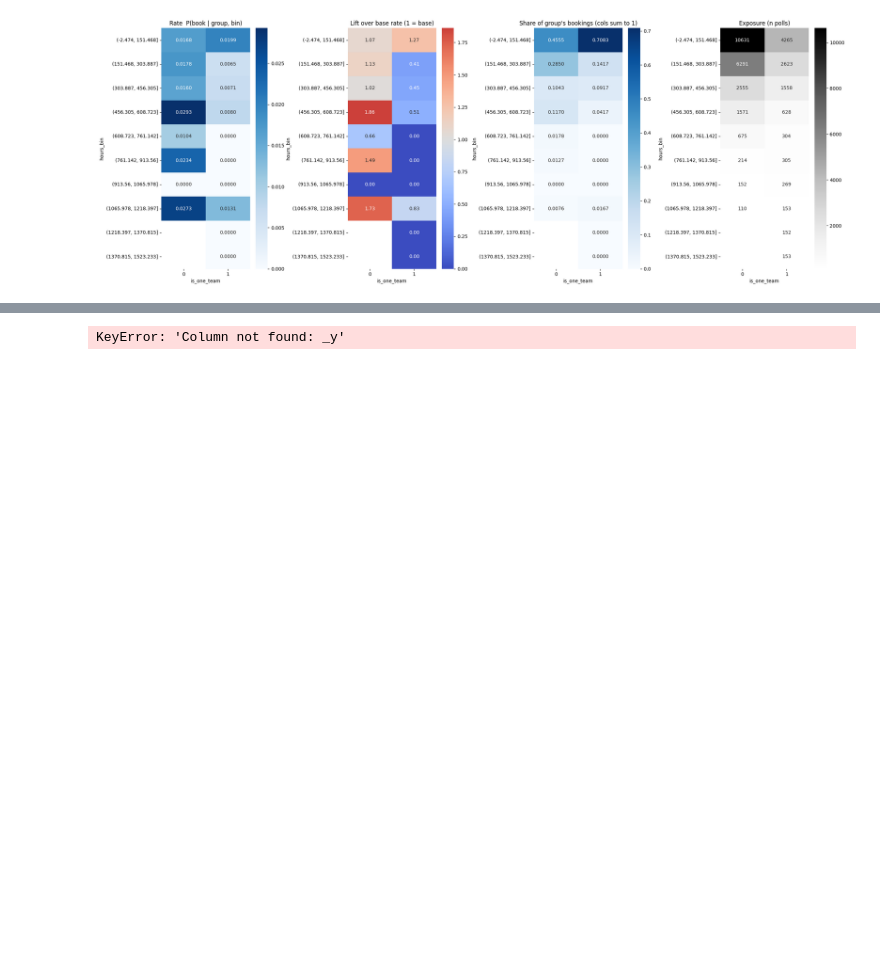
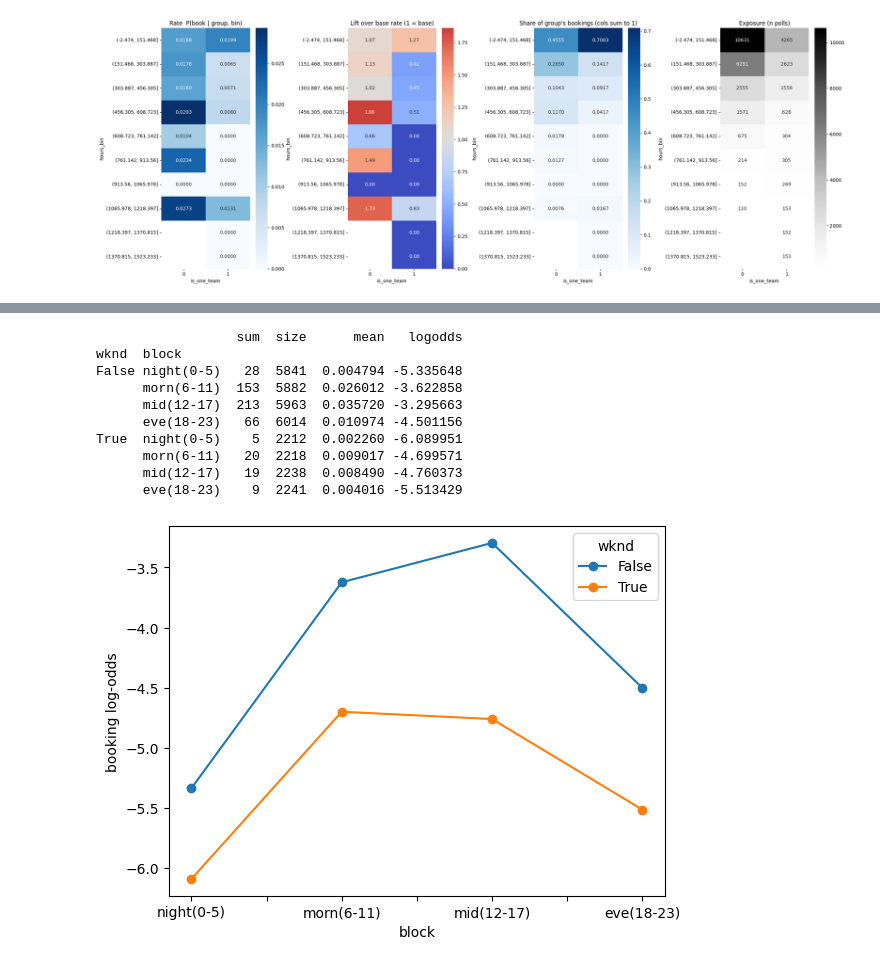
Before and after one commit to jun000111/cdc_ml, a Jupyter notebook: notebooks/0.02-eda-polling.ipynb, the cells around one changed output, grey strips where cells are left out. Saved outputs shown, nothing was run; the diff lists cells and outputs as text; code cells hidden in the pictures; blank space fills up the shorter version.

```diff
--- a/notebooks/0.02-eda-polling.ipynb
+++ b/notebooks/0.02-eda-polling.ipynb
@@ -710,13 +710,22 @@ print(weekend_hour)
 # %%
-import numpy as np, pandas as pd, matplotlib.pyplot as plt
 d = df.copy()
 d["wknd"]  = d["polling_dow"].isin([5, 6])
 d["block"] = pd.cut(d["polling_hour"], [-1, 5, 11, 17, 23],
                     labels=["night(0-5)", "morn(6-11)", "mid(12-17)", "eve(18-23)"])
-g = d.groupby(["wknd", "block"], observed=True)["_y"].agg(["sum", "size", "mean"])
+g = d.groupby(["wknd", "block"], observed=True)["has_booking"].agg(["sum", "size", "mean"])
 g["logodds"] = np.log(g["mean"].clip(1e-6, 1-1e-6) / (1 - g["mean"].clip(1e-6, 1-1e-6)))
 print(g)                                    # check 'sum' (positives) is healthy per weekend block
 g["logodds"].unstack(0).plot(marker="o")
 plt.ylabel("booking log-odds"); plt.show()
 # %% [output]
-KeyError: 'Column not found: _y'
+                  sum  size      mean   logodds
+wknd  block
+False night(0-5)   28  5841  0.004794 -5.335648
+      morn(6-11)  153  5882  0.026012 -3.622858
+      mid(12-17)  213  5963  0.035720 -3.295663
+      eve(18-23)   66  6014  0.010974 -4.501156
+True  night(0-5)    5  2212  0.002260 -6.089951
+      morn(6-11)   20  2218  0.009017 -4.699571
+      mid(12-17)   19  2238  0.008490 -4.760373
+      eve(18-23)    9  2241  0.004016 -5.513429
+[figure, added]
```
Also changed, not shown: parts of 4 cells of this notebook, 8 other files.
